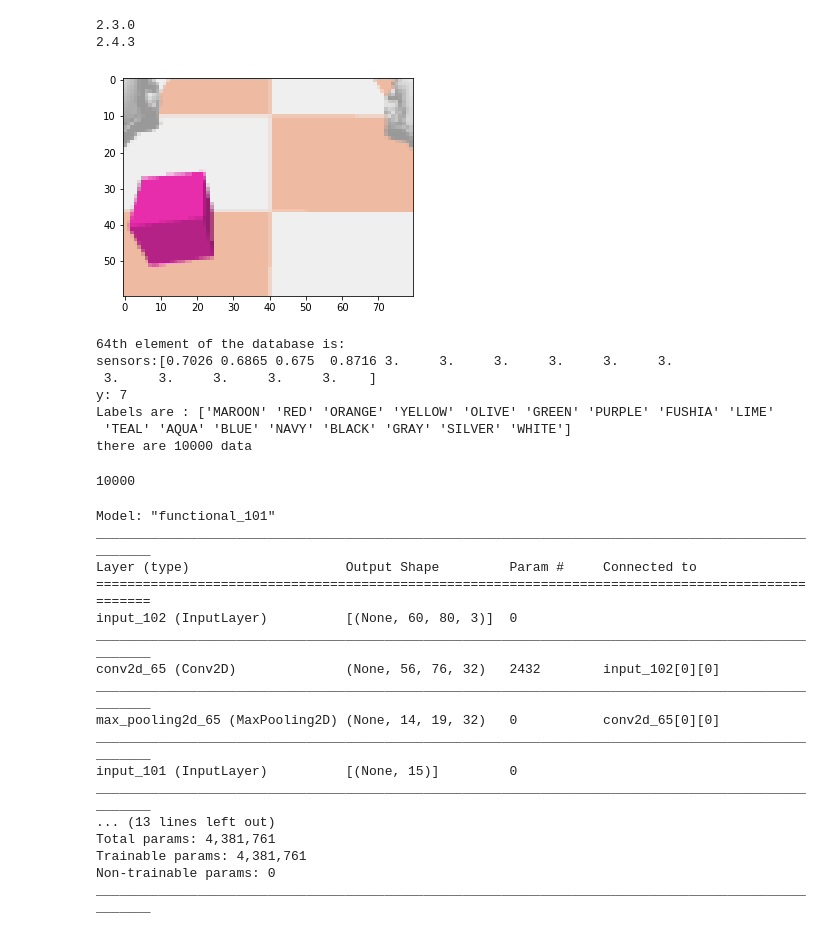
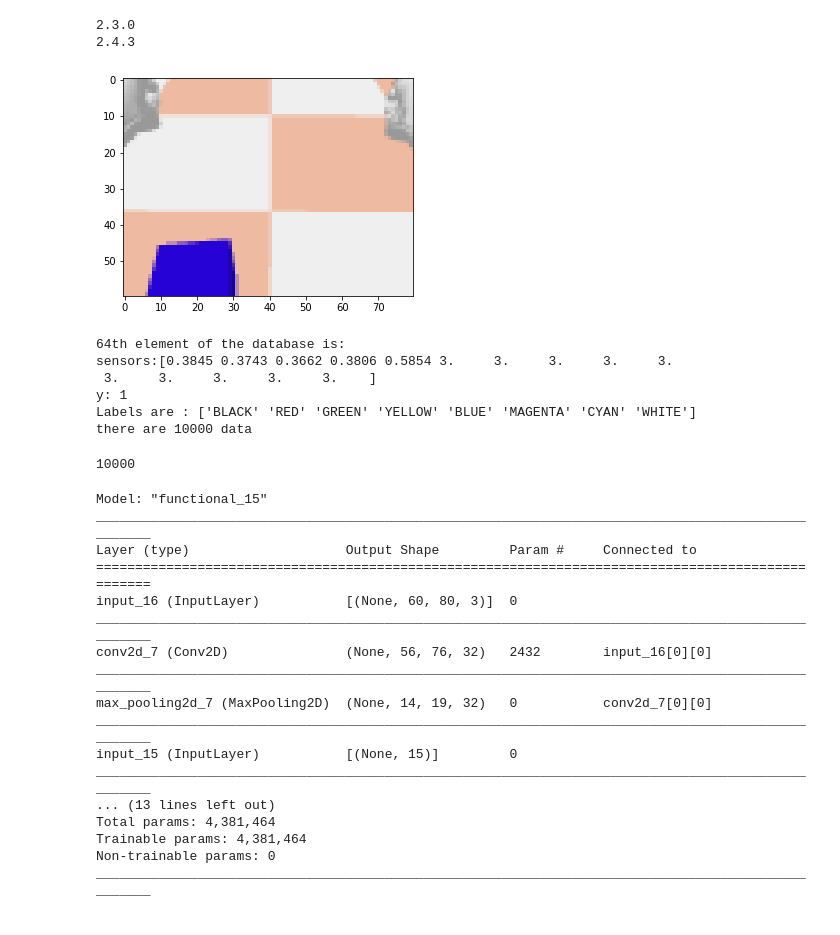
Before and after one commit to WexyR/IML_Terminator, a Jupyter notebook: NeuralNetwork.ipynb, the cells around one changed output. Saved outputs shown, nothing was run; the diff lists cells and outputs as text; code cells hidden in the pictures.

```diff
--- a/NeuralNetwork.ipynb
+++ b/NeuralNetwork.ipynb
@@ -25,38 +25,40 @@ print(keras.__version__)
 # %% [output]
 2.3.0
 2.4.3
-# %%
-r = requests.get("https://github.com/WexyR/IML_Terminator/blob/main/resources/datasets/sample_dataset_0-4999.npz?raw=true")
-bytecontent1 = io.BytesIO(r.content)
-r = requests.get("https://github.com/WexyR/IML_Terminator/blob/main/resources/datasets/sample_dataset_5000-9999.npz?raw=true")
-bytecontent2 = io.BytesIO(r.content)
-dataset1 = np.load(bytecontent1)
-dataset2 = np.load(bytecontent2)
+# %%
+URLs = ["https://github.com/WexyR/IML_Terminator/blob/main/resources/datasets/dataset_0-1999.npz?raw=true",
+        "https://github.com/WexyR/IML_Terminator/blob/main/resources/datasets/dataset_2000-3999.npz?raw=true",
+        "https://github.com/WexyR/IML_Terminator/blob/main/resources/datasets/dataset_4000-5999.npz?raw=true",
+        "https://github.com/WexyR/IML_Terminator/blob/main/resources/datasets/dataset_6000-7999.npz?raw=true",
+        "https://github.com/WexyR/IML_Terminator/blob/main/resources/datasets/dataset_8000-9999.npz?raw=true"
+        ]
+
+datasets = []
+for url in URLs:
+  r = requests.get(url)
+  bytecontent = io.BytesIO(r.content)
+  datasets.append(np.load(bytecontent))
+# %%
+X = np.concatenate([np.asarray(list(zip(dataset['img'], dataset['sensors']))) for dataset in datasets])
+y = np.concatenate([np.asarray(list(dataset['class_id'])) for dataset in datasets])
 # %%
-X = np.asarray(list(zip(dataset1['img'], dataset1['sensors'])) + list(zip(dataset2['img'], dataset2['sensors'])))
-# print(X.shape, X[0][0].shape, X[0][1].shape)
-y = np.asarray(list(dataset1['class_id']) + list(dataset2['class_id']))
-
-
-
 image_shape = X[0][0].shape
 sensors_shape = X[0][1].shape
-class_names = dataset["labels"]
+class_names = datasets[0]["labels"]
 class_outputs = class_names.size
 ELEMENT_NTH = 64
 plt.imshow(X[ELEMENT_NTH][0])
 plt.show()
 print(f"{ELEMENT_NTH}th element of the database is:\nsensors:{X[ELEMENT_NTH][1]}\ny: {y[ELEMENT_NTH]}\n"
       f"Labels are : {class_names}")
 print(f"there are {len(y)} data")
 # %% [output]
-[figure, old version]
+[figure, new version]
 64th element of the database is:
-sensors:[0.7026 0.6865 0.675  0.8716 3.     3.     3.     3.     3.     3.
+sensors:[0.3845 0.3743 0.3662 0.3806 0.5854 3.     3.     3.     3.     3.
  3.     3.     3.     3.     3.    ]
-y: 7
-Labels are : ['MAROON' 'RED' 'ORANGE' 'YELLOW' 'OLIVE' 'GREEN' 'PURPLE' 'FUSHIA' 'LIME'
- 'TEAL' 'AQUA' 'BLUE' 'NAVY' 'BLACK' 'GRAY' 'SILVER' 'WHITE']
+y: 1
+Labels are : ['BLACK' 'RED' 'GREEN' 'YELLOW' 'BLUE' 'MAGENTA' 'CYAN' 'WHITE']
 there are 10000 data
 # %%
 #IML utils
@@ -131,21 +133,21 @@ cnn.compile(optimizer='adam',
 
 cnn.summary()
 # %% [output]
-Model: "functional_101"
+Model: "functional_15"
 __________________________________________________________________________________________________
 Layer (type)                    Output Shape         Param #     Connected to
 ==================================================================================================
-input_102 (InputLayer)          [(None, 60, 80, 3)]  0
+input_16 (InputLayer)           [(None, 60, 80, 3)]  0
 __________________________________________________________________________________________________
-conv2d_65 (Conv2D)              (None, 56, 76, 32)   2432        input_102[0][0]
+conv2d_7 (Conv2D)               (None, 56, 76, 32)   2432        input_16[0][0]
 __________________________________________________________________________________________________
-max_pooling2d_65 (MaxPooling2D) (None, 14, 19, 32)   0           conv2d_65[0][0]
+max_pooling2d_7 (MaxPooling2D)  (None, 14, 19, 32)   0           conv2d_7[0][0]
 __________________________________________________________________________________________________
-input_101 (InputLayer)          [(None, 15)]         0
+input_15 (InputLayer)           [(None, 15)]         0
 __________________________________________________________________________________________________
 ... (13 lines left out)
-Total params: 4,381,761
-Trainable params: 4,381,761
+Total params: 4,381,464
+Trainable params: 4,381,464
 Non-trainable params: 0
 __________________________________________________________________________________________________
 # %%
```
Also changed, not shown: parts of 4 cells of this notebook.
